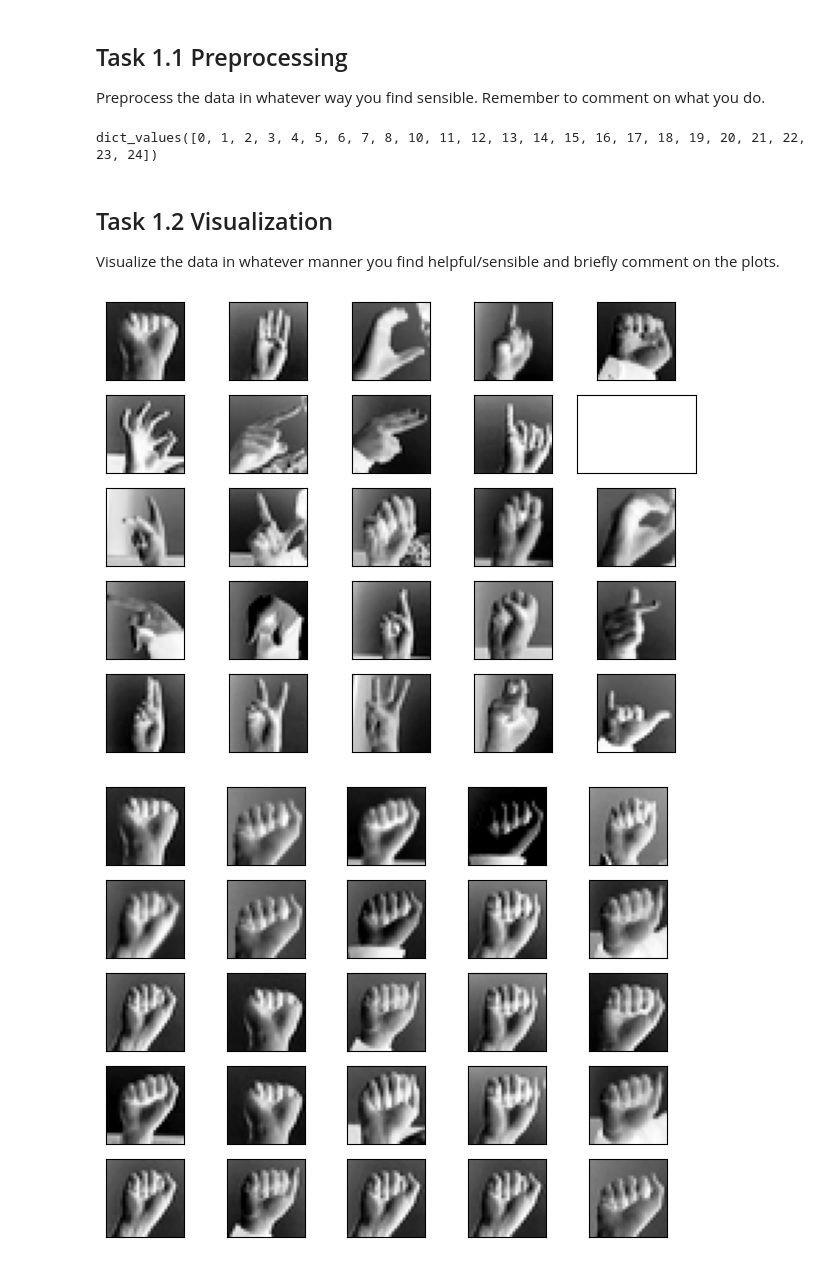
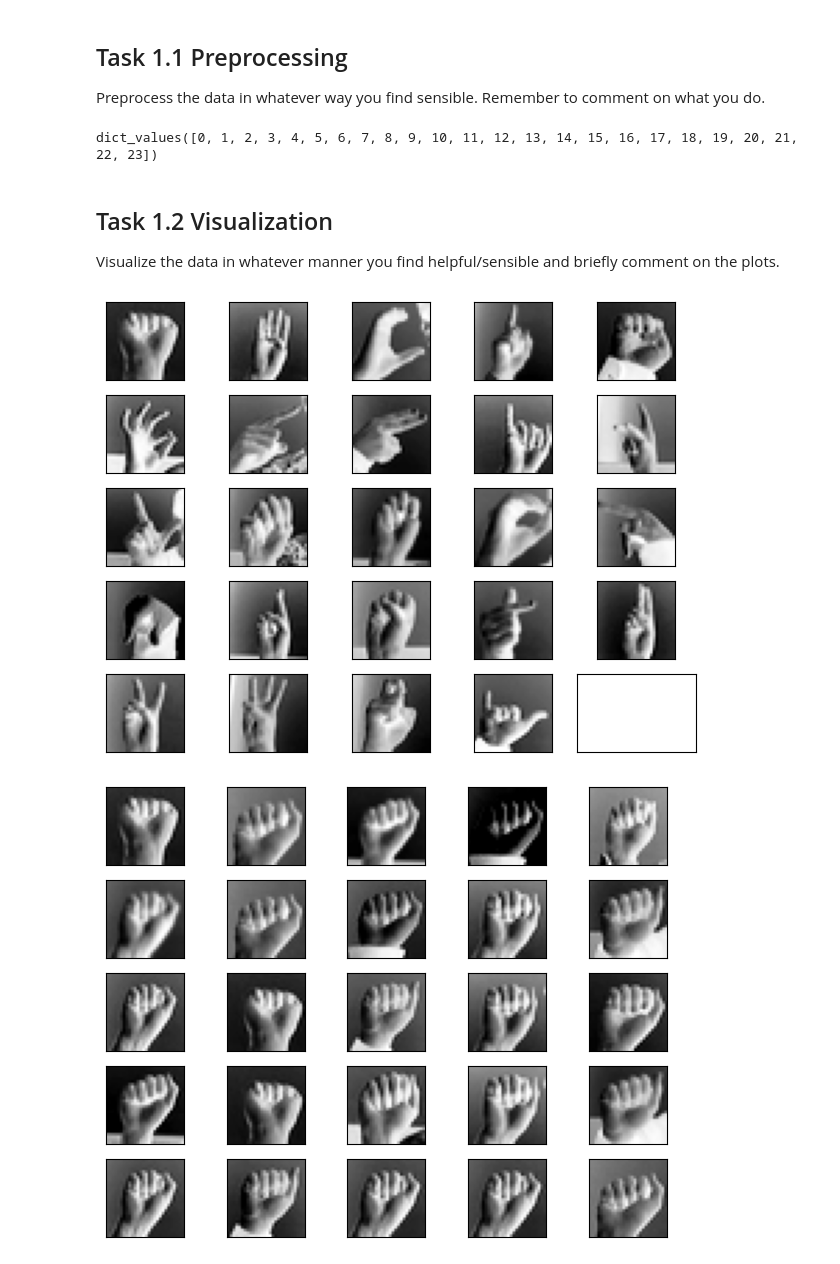
Before and after one commit to OysteinFalkeid/DAT300-H25, a Jupyter notebook: CA1_DAT300/ca1_dat300_2025.ipynb, the cells around one changed output. Cells and saved outputs as stored; diff of their text form; code cells hidden in the pictures.

```diff
--- a/CA1_DAT300/ca1_dat300_2025.ipynb
+++ b/CA1_DAT300/ca1_dat300_2025.ipynb
@@ -140,6 +140,15 @@ X_train = train.drop(columns=['label']).to_numpy(dtype=np.float32)
 y_train = train['label'].to_numpy(dtype=np.int32)
 X_test  = test.drop(columns=['label']).to_numpy(dtype=np.float32)
 y_test  = test['label'].to_numpy(dtype=np.int32)
+# Adjust labels to account for missing 'J' and 'Z'
+y_train_adjusted = np.where(y_train >= 9, y_train - 1, y_train)
+y_test_adjusted = np.where(y_test >= 9, y_test - 1, y_test)
+
+
+
+normalizer = tf.keras.layers.Rescaling(1./255)
+X_train = np.array(normalizer(X_train))
+X_test = np.array(normalizer(X_test))
 # %% [markdown]
 ## Task 1.1 Preprocessing
 Preprocess the data in whatever way you find sensible. Remember to comment on what you do.
@@ -154,45 +163,45 @@ letters_dict = {
     "G": 6,
     "H": 7,
     "I": 8,
-    "K": 10,
-    "L": 11,
-    "M": 12,
-    "N": 13,
-    "O": 14,
-    "P": 15,
-    "Q": 16,
-    "R": 17,
-    "S": 18,
-    "T": 19,
-    "U": 20,
-    "V": 21,
-    "W": 22,
-    "X": 23,
-    "Y": 24
+    "K": 9,
+    "L": 10,
+    "M": 11,
+    "N": 12,
+    "O": 13,
+    "P": 14,
+    "Q": 15,
+    "R": 16,
+    "S": 17,
+    "T": 18,
+    "U": 19,
+    "V": 20,
+    "W": 21,
+    "X": 22,
+    "Y": 23
 }
 
 print(letters_dict.values())
 # print(X_train[y_train == 9].shape)
 # %% [output]
-dict_values([0, 1, 2, 3, 4, 5, 6, 7, 8, 10, 11, 12, 13, 14, 15, 16, 17, 18, 19, 20, 21, 22, 23, 24])
+dict_values([0, 1, 2, 3, 4, 5, 6, 7, 8, 9, 10, 11, 12, 13, 14, 15, 16, 17, 18, 19, 20, 21, 22, 23])
 # %% [markdown]
 ## Task 1.2 Visualization
 Visualize the data in whatever manner you find helpful/sensible and briefly comment on the plots.
 # %%
 import matplotlib.pyplot as plt
 
 fig, ax = plt.subplots(nrows=5, ncols=5, sharex=True, sharey=True,)
 ax = ax.flatten()
 for i in letters_dict.values():
-    img = X_train[y_train == i][0].reshape(28, 28)
+    img = X_train[y_train_adjusted == i][0].reshape(28, 28)
     ax[i].imshow(img, cmap='Greys')
     # ax[i].imshow(img)
 
 ax[0].set_xticks([]); ax[0].set_yticks([])
 plt.tight_layout()
 plt.show()
 # %% [output]
-[figure, old version]
+[figure, new version]
 # %%
 fig, ax = plt.subplots(nrows=5, ncols=5, sharex=True, sharey=True,)
 ax = ax.flatten()
```
Also changed, not shown: parts of 4 cells of this notebook.
